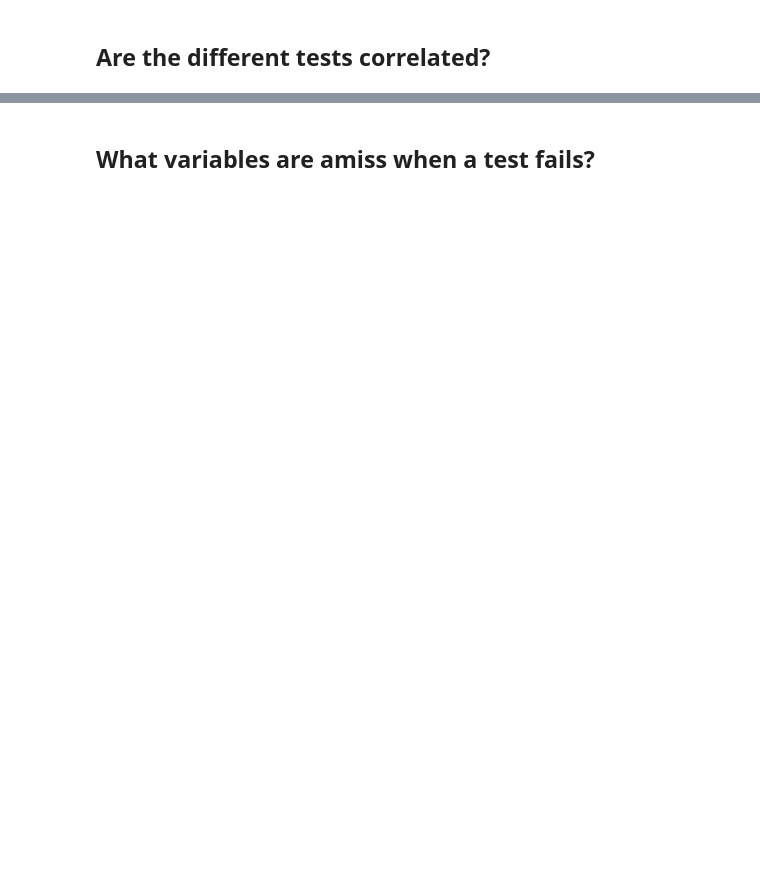
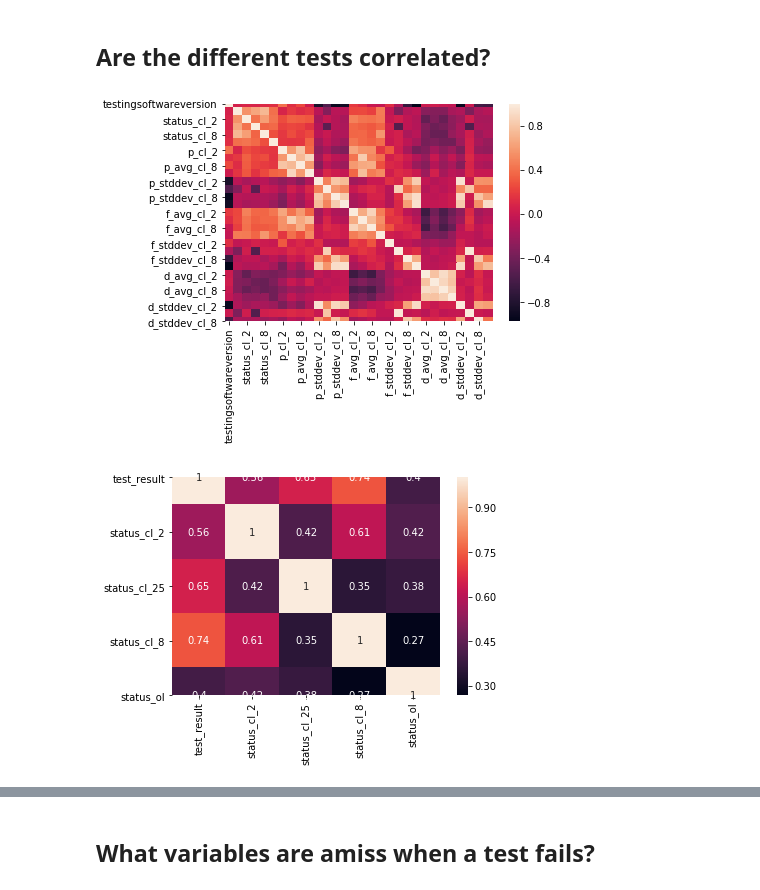
Before and after one commit to kilolux/mfg-data-analysis, a Jupyter notebook: mfg-data-analysis.ipynb, the cells around one changed output, grey strips where cells are left out. Cells and saved outputs as stored; diff of their text form; code cells hidden in the pictures; blank space fills up the shorter version.

Commit message:
Added heatmap plots to analysis notebook.

```diff
--- a/mfg-data-analysis.ipynb
+++ b/mfg-data-analysis.ipynb
@@ -152,6 +166,23 @@ df.head()
 ## Are the different tests correlated?
 # %%
 # TODO
+big_correlation_matrix = df.corr()
+sn.heatmap(big_correlation_matrix, annot=False)
+plt.show()
+
 # Correlation heatmap of passes and fails for the 5 test categories
 # If a certain test is not highly correlated with overall test success,
 # the test might be a good candidate for removal.
+
+# I have a hunch that we can flip the original question around,
+# and think of it in a different way. Which variables are GOOD predictors
+# of an overall failure, and which variables are BAD predictors?
+
+columns_with_categorical_data = ["test_result", "status_cl_2", "status_cl_25", "status_cl_8", "status_ol"]
+small_correlation_matrix = df[columns_with_categorical_data].corr()
+sn.heatmap(small_correlation_matrix, annot=True)
+plt.show()
+#print(small_correlation_matrix)
+# %% [output]
+[figure, added]
+[figure, added]
```
Also changed, not shown: parts of 10 cells of this notebook.
